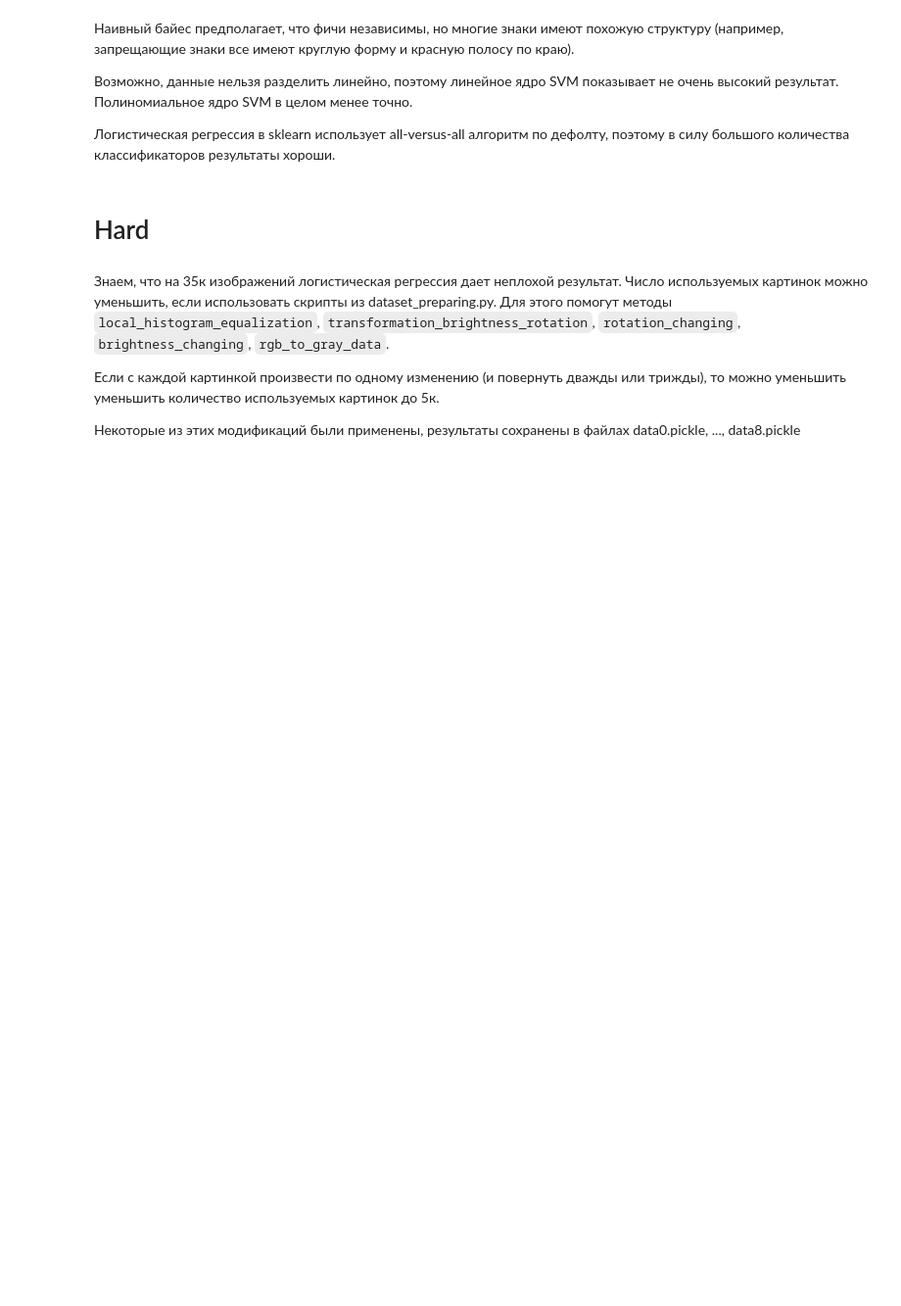
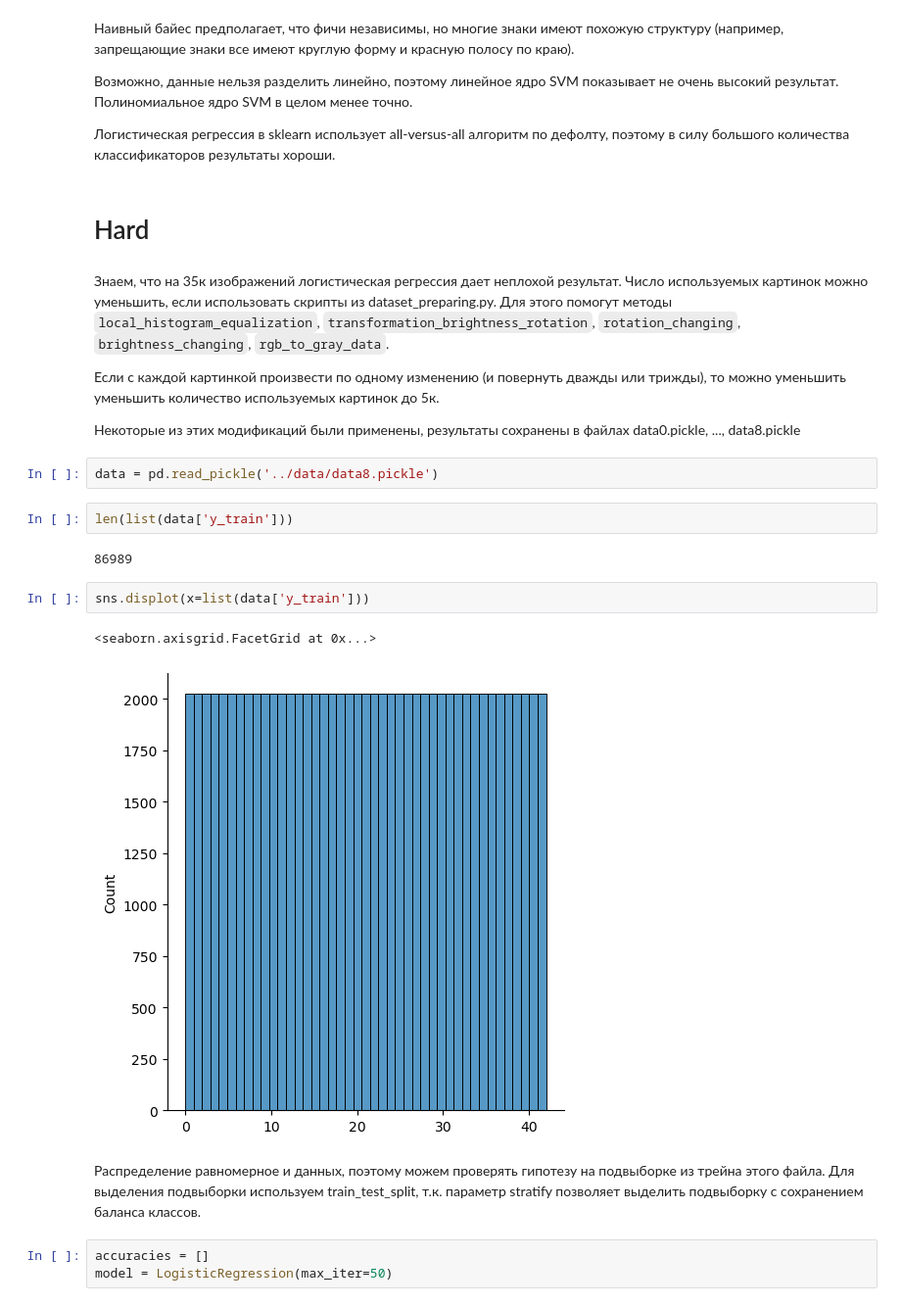
Before and after one commit to nixiieee/hse-ml-course-2024-hw, a Jupyter notebook: notebooks/03-homework.ipynb, the cells around one changed output. Shown: that part at 98% size. Drawn from its saved outputs; the diff is of its cells as text; blank space fills up the shorter version.

```diff
--- a/notebooks/03-homework.ipynb
+++ b/notebooks/03-homework.ipynb
@@ -190,3 +192,19 @@ sns.displot(x=list(data_train['labels']))
 Если с каждой картинкой произвести по одному изменению (и повернуть дважды или трижды), то можно уменьшить уменьшить количество используемых картинок до 5к.
 
 Некоторые из этих модификаций были применены, результаты сохранены в файлах data0.pickle, ..., data8.pickle
+# %%
+data = pd.read_pickle('../data/data8.pickle')
+# %%
+len(list(data['y_train']))
+# %% [output]
+86989
+# %%
+sns.displot(x=list(data['y_train']))
+# %% [output]
+<seaborn.axisgrid.FacetGrid at 0x...>
+[figure, added]
+# %% [markdown]
+Распределение равномерное и данных, поэтому можем проверять гипотезу на подвыборке из трейна этого файла. Для выделения подвыборки используем train_test_split, т.к. параметр stratify позволяет выделить подвыборку с сохранением баланса классов.
+# %%
+accuracies = []
+model = LogisticRegression(max_iter=50)
```
Also changed, not shown: parts of 10 cells of this notebook.
